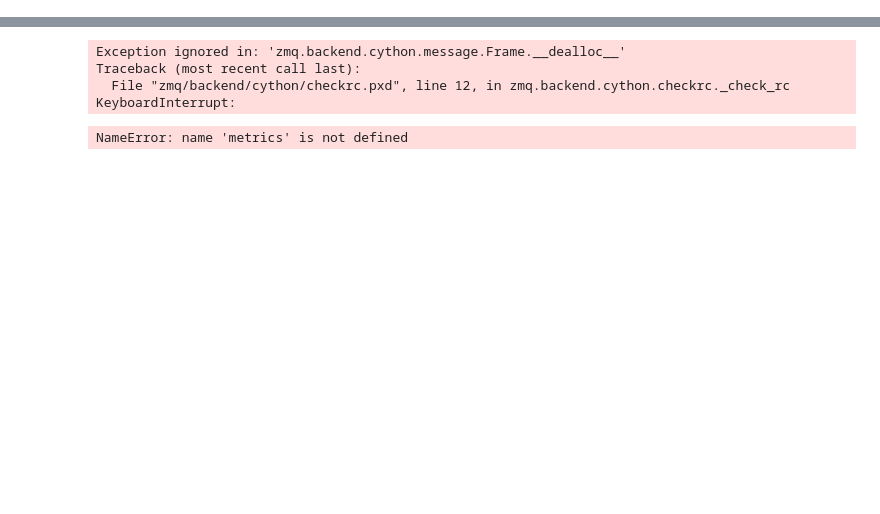
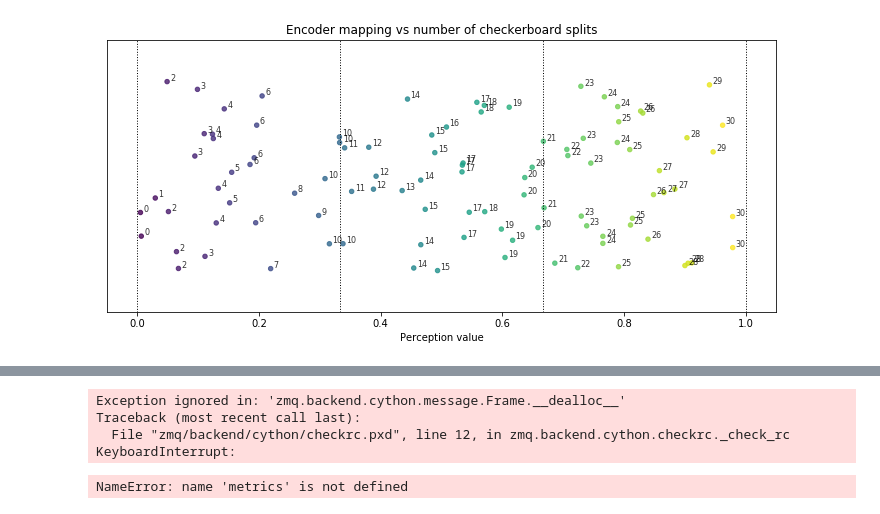
Before and after one commit to ParrotPrediction/pyalcs, a Jupyter notebook: docs/source/notebooks/rACS in Checkerboard.ipynb, the cells around one changed output, grey strips where cells are left out. Saved outputs shown, nothing was run; the diff lists cells and outputs as text; code cells hidden in the pictures; blank space fills up the shorter version.

```diff
--- a/docs/source/notebooks/rACS in Checkerboard.ipynb
+++ b/docs/source/notebooks/rACS in Checkerboard.ipynb
@@ -30,3 +63,31 @@ env.reset();
+# %%
+POINTS = 100
+SPLITS = 3  # checkerboard is divided into
+BITS = 5  # encoder bits
+
+fig = plt.figure(figsize=(12, 5))
+ax = fig.add_subplot(111)
+
+# Visualize splits
+for k in np.linspace(0, 1, SPLITS + 1):
+    ax.axvline(x=k, ymin=0, ymax = 1, linewidth=1, linestyle=':', color='black')
+
+# Add some points
+x = np.random.random(POINTS)
+y = np.random.random(POINTS)
+colors = encode_array(x, BITS)
+ax.scatter(x, y, c=colors, s=20, alpha=.8)
+
+for i, txt in enumerate(colors):
+    ax.annotate(txt, xy=(x[i]+.005, y[i]+.005), size=8, alpha=.8)
+
+ax.set_title("Encoder mapping vs number of checkerboard splits")
+ax.set_xlabel("Perception value")
+ax.set_ylim(-0.2, 1.2)
+ax.get_yaxis().set_visible(False)
+plt.show()
+# %% [output]
+[figure, added]
 # %%
 # agent
 ENCODER_BITS = 7
```
Also changed, not shown: parts of 4 cells of this notebook, 10 other files.
